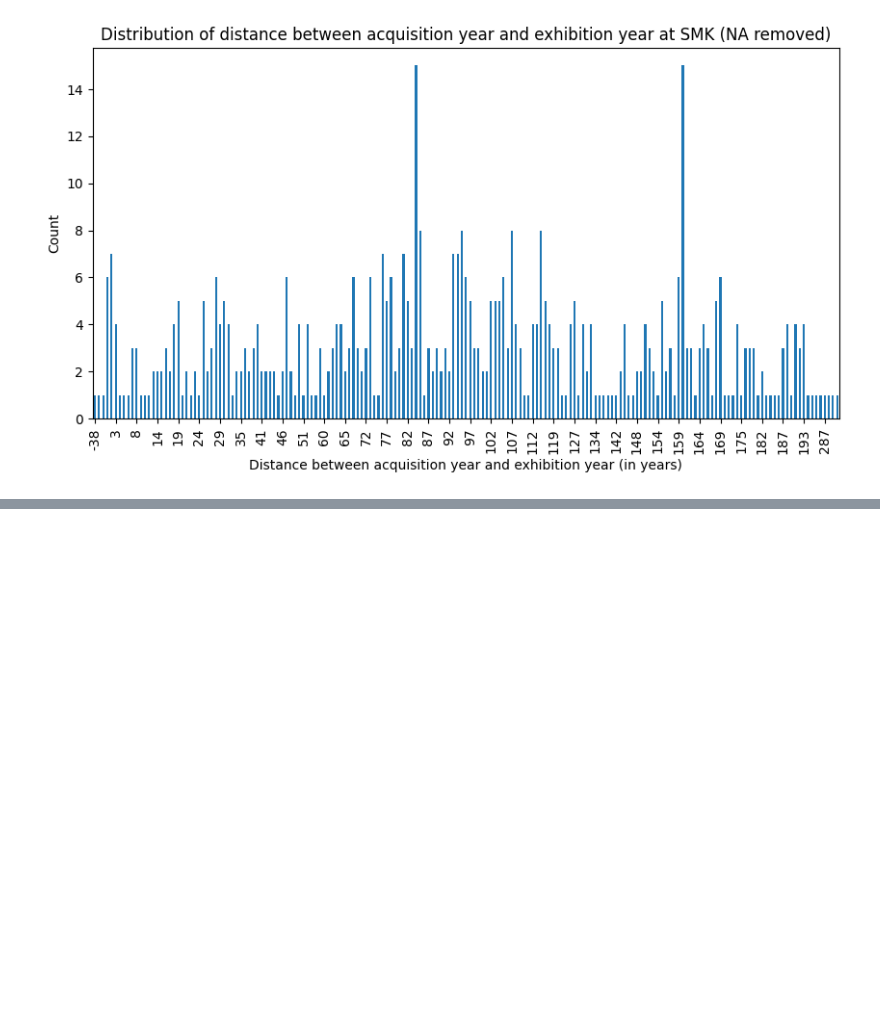
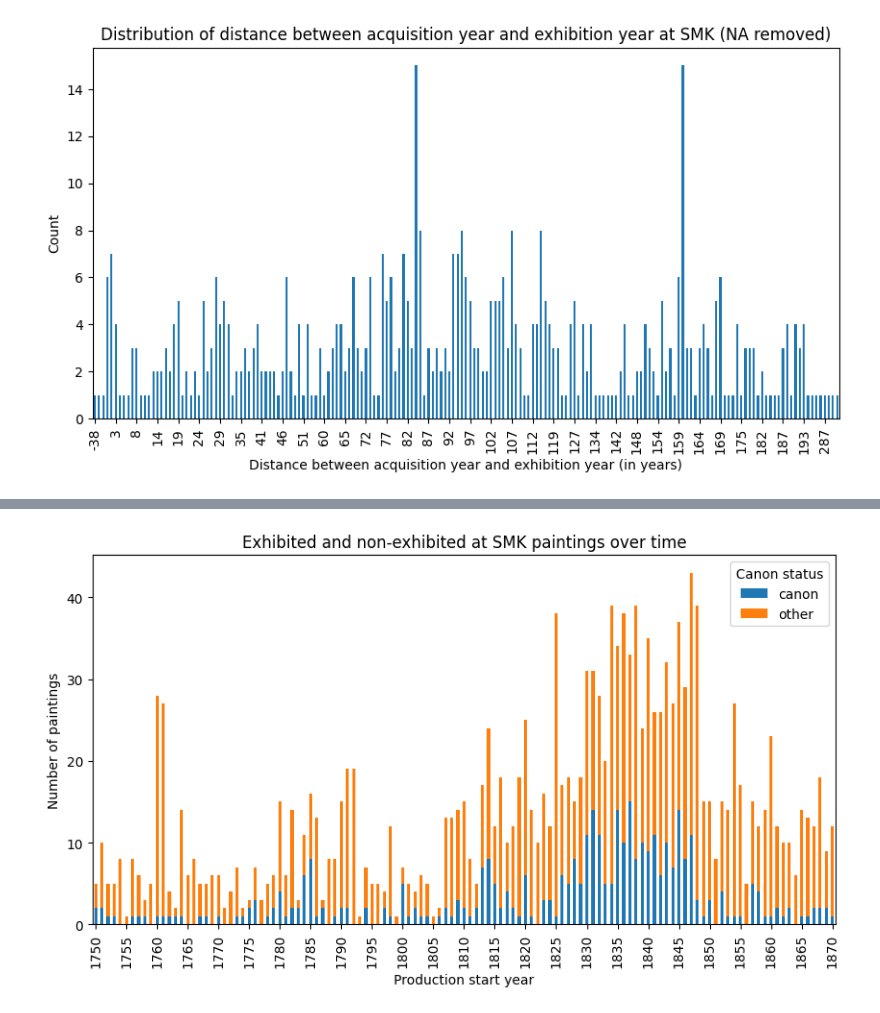
Before and after one commit to centre-for-humanities-computing/canon-paintings-smk, a Jupyter notebook: nbs/exhibitions.ipynb, the cells around one changed output, grey strips where cells are left out. Saved outputs shown, nothing was run; the diff lists cells and outputs as text; code cells hidden in the pictures; blank space fills up the shorter version.

```diff
--- a/nbs/exhibitions.ipynb
+++ b/nbs/exhibitions.ipynb
@@ -255,0 +304,15 @@ df.to_pickle(os.path.join(data_path, 'paintings_canonized.pkl'))
+# %%
+groupobject = df.groupby(['start_year', 'smk_exhibitions']).size().unstack()
+ax = groupobject.plot(kind='bar', stacked=True, figsize=(10, 5))
+
+N = 5
+ax.set_xticks(range(0, len(groupobject), N))
+ax.set_xticklabels(groupobject.index[::5])
+
+plt.title('Exhibited and non-exhibited at SMK paintings over time')
+plt.xlabel('Production start year')
+plt.ylabel('Number of paintings')
+plt.legend(title='Canon status', loc='upper right')
+plt.show()
+# %% [output]
+[figure, added]
```
Also changed, not shown: parts of 11 cells of this notebook, 1 other file.
